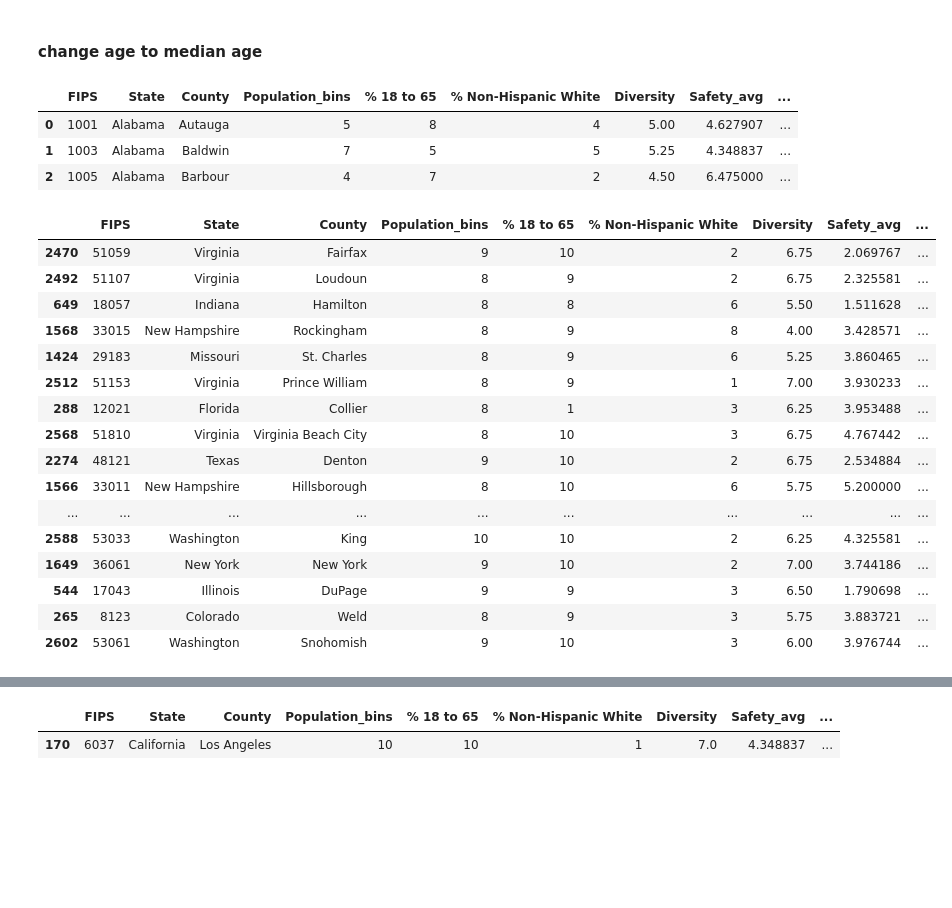
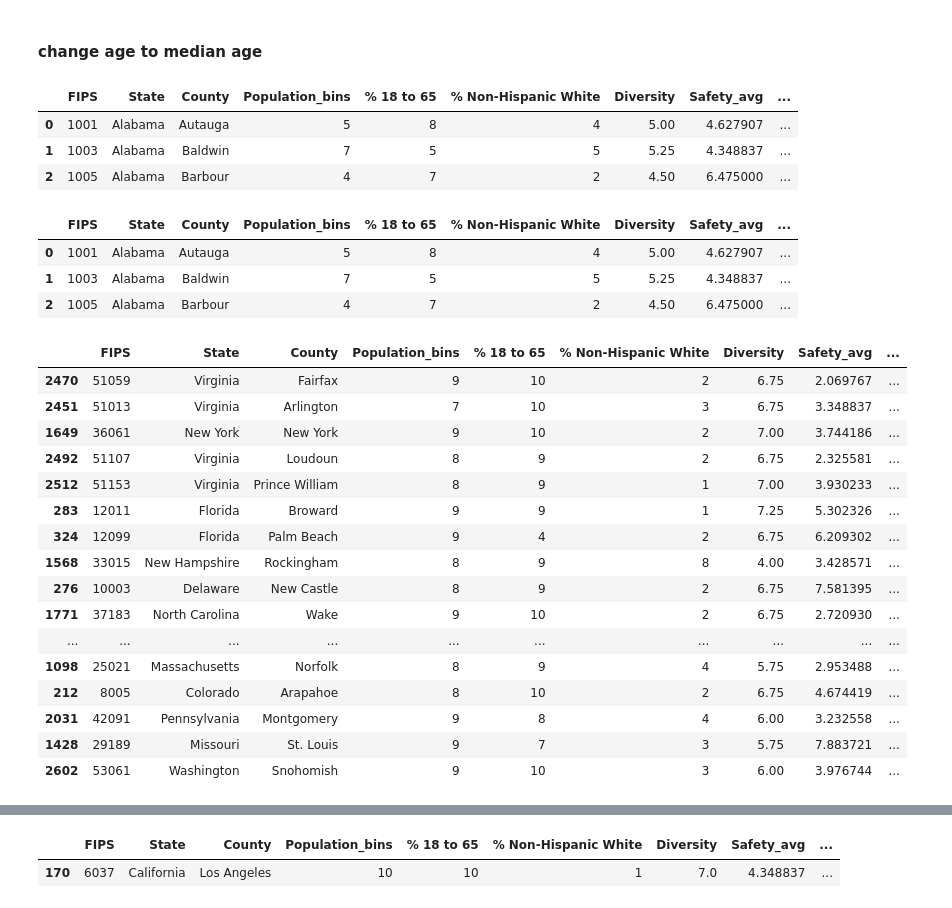
Before and after one commit to buonicannoli/AnotherTown, a Jupyter notebook: Notebooks/Master.ipynb, the cells around one changed output, grey strips where cells are left out. Cells and saved outputs as stored; diff of their text form; code cells hidden in the pictures; blank space fills up the shorter version.

```diff
--- a/Notebooks/Master.ipynb
+++ b/Notebooks/Master.ipynb
@@ -8,17 +9,24 @@ health = pd.read_csv('C:/Users/User/Documents/GitHub/AnotherTown/Data/Cleaned/He
 demo = pd.read_csv('C:/Users/User/Documents/GitHub/AnotherTown/Data/Cleaned/Demo_Scores.csv', index_col=0)
 economy =pd.read_csv('C:/Users/User/Documents/GitHub/AnotherTown/Data/Cleaned/Economy_Scores.csv', index_col=0)
 col = pd.read_csv('C:/Users/User/Documents/GitHub/AnotherTown/Data/Cleaned/COL_Scores.csv', index_col=0)
+political = pd.read_csv('C:/Users/User/Documents/GitHub/AnotherTown/Data/Cleaned/Political_raw.csv', index_col=0)
 # %%
 df = demo.copy(deep=True,)
 df= df.merge(safety, on=['FIPS', 'State', 'County'], how='outer')
 df= df.merge(health, on=['FIPS', 'State', 'County'])
 df=df.merge(economy, on=['FIPS', 'State', 'County'])
 df=df.merge(col, on=['FIPS', 'State', 'County'])
+df=df.merge(political, on=['FIPS'])
 df.head(3)
 df['Total'] = df.iloc[:,7:].mean(axis = 1, skipna = True)
 # df[df['Population_bins'] > 8].sort_values(by=['Total'])
 # %%
 # weights = {'Safety_avg': 5, 'health_raw': 3, 'Economy Score': 8, 'col_scores': 8}
 # df['Total'] = [mean([row[col]]*weights[col])  for i, row in df.iterrows() for col in list(weights.keys())]
-# df.head(3)
+df.head(3)
+# %% [output]
+|  | FIPS | State | County | Population_bins | % 18 to 65 | % Non-Hispanic White | Diversity | Safety_avg | ... |
+| 0 | 1001 | Alabama | Autauga | 5 | 8 | 4 | 5.00 | 4.627907 | ... |
+| 1 | 1003 | Alabama | Baldwin | 7 | 5 | 5 | 5.25 | 4.348837 | ... |
+| 2 | 1005 | Alabama | Barbour | 4 | 7 | 2 | 4.50 | 6.475000 | ... |
 # %%
@@ -26,6 +34,6 @@ df['Total'] = df.iloc[:,7:].mean(axis = 1, skipna = True)
 # {'Safety_avg': 5, 'health_raw': 3, 'Economy Score': 8, 'col_scores': 8}
 from numpy import ma
-w = np.array([5,3,8,8])
+w = np.array([5,3,8,15,20])
 result = []
 for i, row in df.iloc[:,7:-1].iterrows():
     row = np.ma.MaskedArray(row, mask=np.isnan(row))
@@ -38,22 +46,22 @@ df.head(3)
 | 1 | 1003 | Alabama | Baldwin | 7 | 5 | 5 | 5.25 | 4.348837 | ... |
 | 2 | 1005 | Alabama | Barbour | 4 | 7 | 2 | 4.50 | 6.475000 | ... |
 # %%
-df[df['Population_bins']>7].sort_values(by=['Total']).head(50)
+df[df['Population_bins']>6].sort_values(by=['Total']).head(30)
 # %% [output]
 |  | FIPS | State | County | Population_bins | % 18 to 65 | % Non-Hispanic White | Diversity | Safety_avg | ... |
 | 2470 | 51059 | Virginia | Fairfax | 9 | 10 | 2 | 6.75 | 2.069767 | ... |
+| 2451 | 51013 | Virginia | Arlington | 7 | 10 | 3 | 6.75 | 3.348837 | ... |
+| 1649 | 36061 | New York | New York | 9 | 10 | 2 | 7.00 | 3.744186 | ... |
 | 2492 | 51107 | Virginia | Loudoun | 8 | 9 | 2 | 6.75 | 2.325581 | ... |
-| 649 | 18057 | Indiana | Hamilton | 8 | 8 | 6 | 5.50 | 1.511628 | ... |
+| 2512 | 51153 | Virginia | Prince William | 8 | 9 | 1 | 7.00 | 3.930233 | ... |
+| 283 | 12011 | Florida | Broward | 9 | 9 | 1 | 7.25 | 5.302326 | ... |
+| 324 | 12099 | Florida | Palm Beach | 9 | 4 | 2 | 6.75 | 6.209302 | ... |
 | 1568 | 33015 | New Hampshire | Rockingham | 8 | 9 | 8 | 4.00 | 3.428571 | ... |
-| 1424 | 29183 | Missouri | St. Charles | 8 | 9 | 6 | 5.25 | 3.860465 | ... |
-| 2512 | 51153 | Virginia | Prince William | 8 | 9 | 1 | 7.00 | 3.930233 | ... |
-| 288 | 12021 | Florida | Collier | 8 | 1 | 3 | 6.25 | 3.953488 | ... |
-| 2568 | 51810 | Virginia | Virginia Beach City | 8 | 10 | 3 | 6.75 | 4.767442 | ... |
-| 2274 | 48121 | Texas | Denton | 9 | 10 | 2 | 6.75 | 2.534884 | ... |
-| 1566 | 33011 | New Hampshire | Hillsborough | 8 | 10 | 6 | 5.75 | 5.200000 | ... |
+| 276 | 10003 | Delaware | New Castle | 8 | 9 | 2 | 6.75 | 7.581395 | ... |
+| 1771 | 37183 | North Carolina | Wake | 9 | 10 | 2 | 6.75 | 2.720930 | ... |
 | ... | ... | ... | ... | ... | ... | ... | ... | ... | ... |
-| 2588 | 53033 | Washington | King | 10 | 10 | 2 | 6.25 | 4.325581 | ... |
-| 1649 | 36061 | New York | New York | 9 | 10 | 2 | 7.00 | 3.744186 | ... |
-| 544 | 17043 | Illinois | DuPage | 9 | 9 | 3 | 6.50 | 1.790698 | ... |
-| 265 | 8123 | Colorado | Weld | 8 | 9 | 3 | 5.75 | 3.883721 | ... |
+| 1098 | 25021 | Massachusetts | Norfolk | 8 | 9 | 4 | 5.75 | 2.953488 | ... |
+| 212 | 8005 | Colorado | Arapahoe | 8 | 10 | 2 | 6.75 | 4.674419 | ... |
+| 2031 | 42091 | Pennsylvania | Montgomery | 9 | 8 | 4 | 6.00 | 3.232558 | ... |
+| 1428 | 29189 | Missouri | St. Louis | 9 | 7 | 3 | 5.75 | 7.883721 | ... |
 | 2602 | 53061 | Washington | Snohomish | 9 | 10 | 3 | 6.00 | 3.976744 | ... |
```
Also changed, not shown: parts of 3 cells of this notebook, 9 other files.
